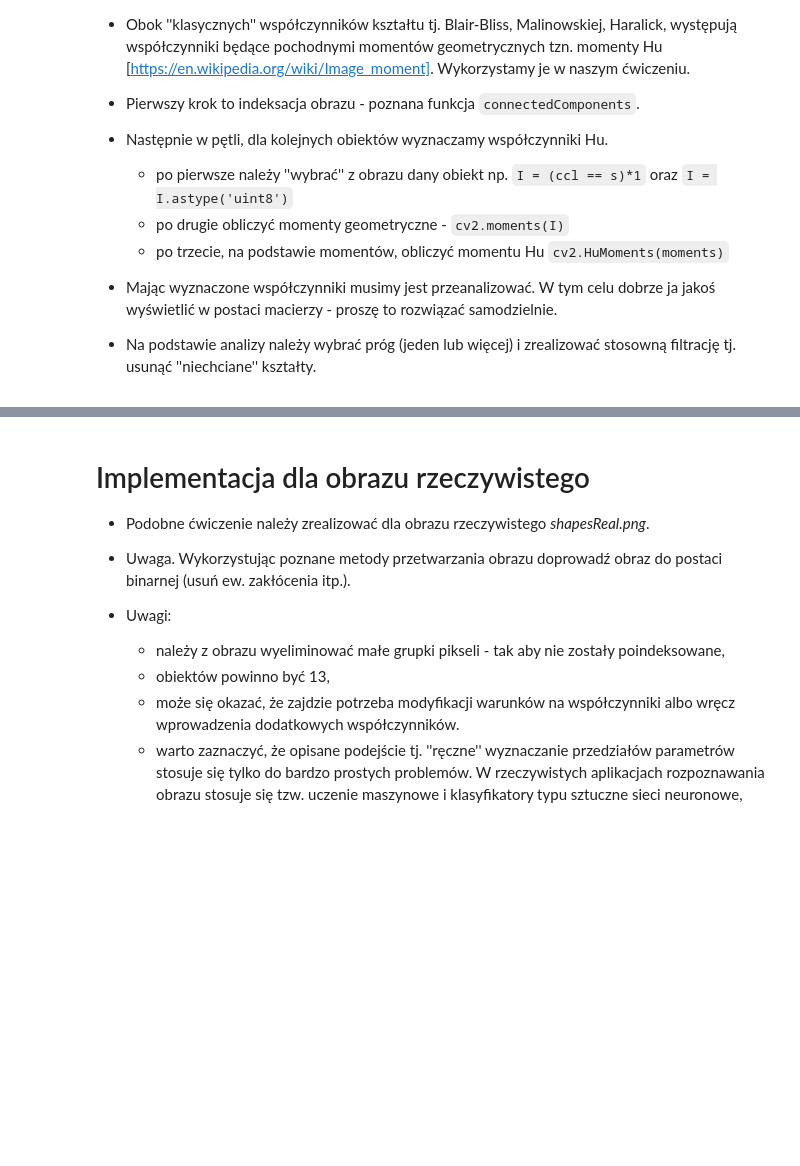
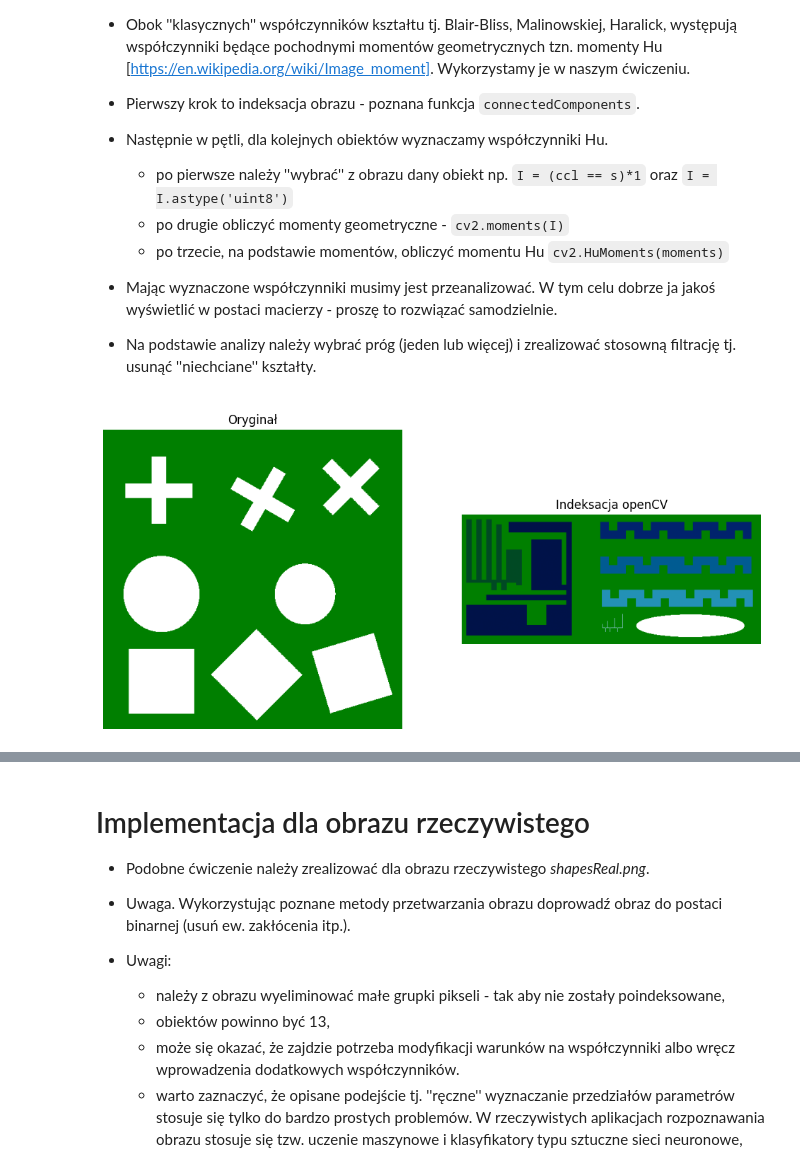
Before and after one commit to DziqG2NK/Przetwarzanie-i-analiza-obraz-w-cyfrowych, a Jupyter notebook: zajecia_6/13_ccl.ipynb, the cells around one changed output, grey strips where cells are left out. Drawn from its saved outputs; the diff is of its cells as text; code cells hidden in the pictures; blank space fills up the shorter version.

```diff
--- a/zajecia_6/13_ccl.ipynb
+++ b/zajecia_6/13_ccl.ipynb
@@ -437,0 +436,14 @@ Wynika z tego konieczność uwzględnienia pewnej tolerancji wartości współcz
+# %%
+# Rozpoznawanie obiektów sztucznych
+
+shapes = cv2.imread("shapes.png", cv2.IMREAD_GRAYSCALE)
+n, indexed_shapes = cv2.connectedComponents(shapes)
+
+images = {
+    "Oryginał": shapes,
+    "Indeksacja openCV": indexed_cv2
+}
+
+plots(cmap="ocean", **images)
+# %% [output]
+[figure, added]
```
Also changed, not shown: parts of 10 cells of this notebook.
